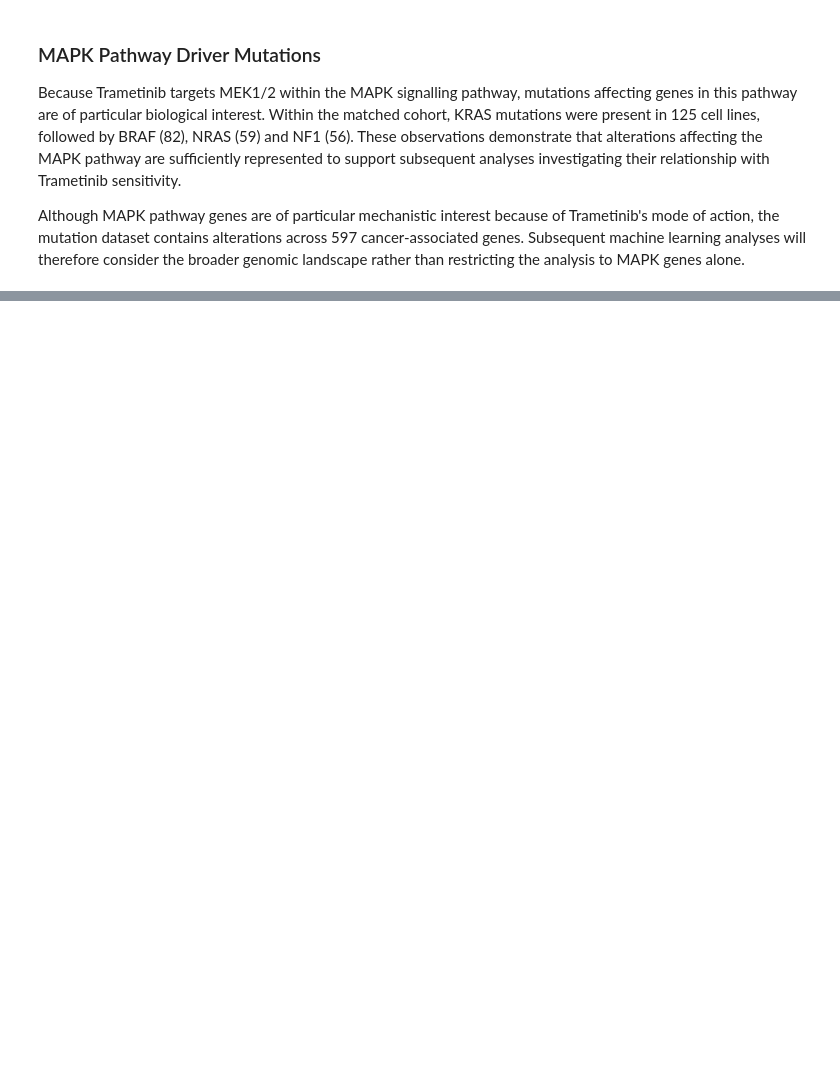
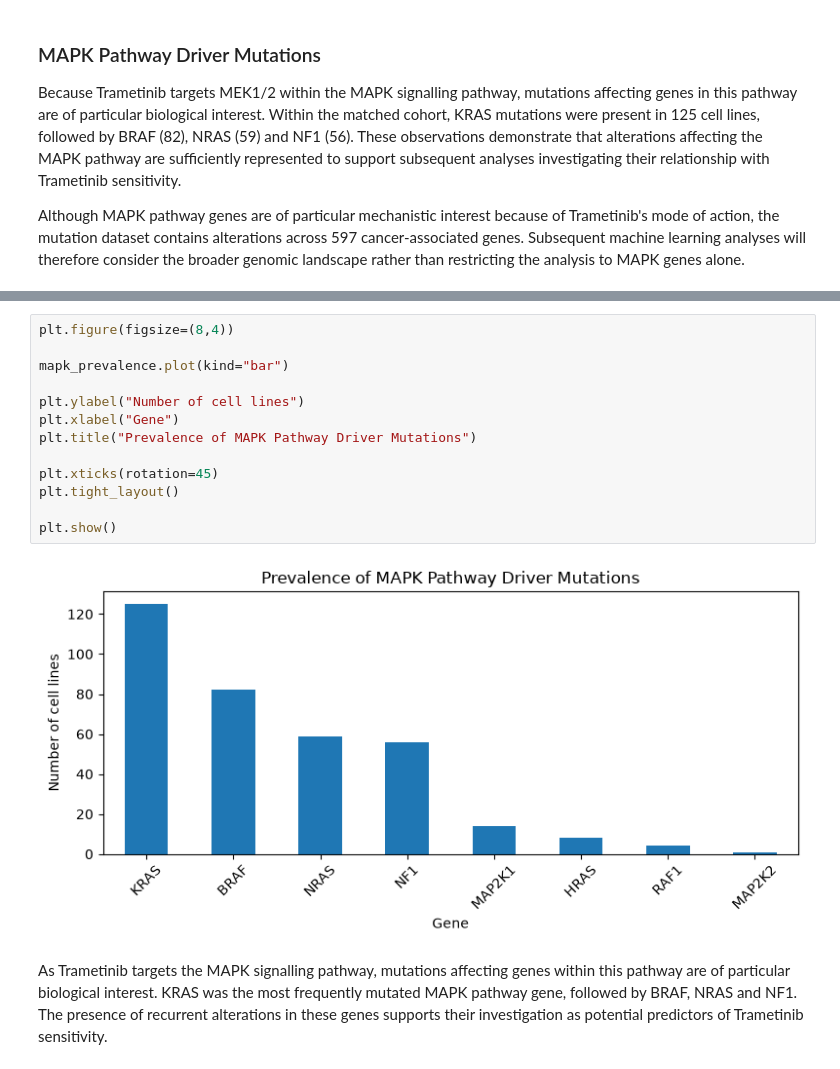
Before and after one commit to carolinemalaihull/trametinib-drug-response-ml, a Jupyter notebook: notebooks/01_data_exploration.ipynb, the cells around one changed output, grey strips where cells are left out. Drawn from its saved outputs; the diff is of its cells as text; blank space fills up the shorter version.

```diff
--- a/notebooks/01_data_exploration.ipynb
+++ b/notebooks/01_data_exploration.ipynb
@@ -588,0 +671,17 @@ mapk_prevalence
+# %%
+plt.figure(figsize=(8,4))
+
+mapk_prevalence.plot(kind="bar")
+
+plt.ylabel("Number of cell lines")
+plt.xlabel("Gene")
+plt.title("Prevalence of MAPK Pathway Driver Mutations")
+
+plt.xticks(rotation=45)
+plt.tight_layout()
+
+plt.show()
+# %% [output]
+[figure, added]
+# %% [markdown]
+As Trametinib targets the MAPK signalling pathway, mutations affecting genes within this pathway are of particular biological interest. KRAS was the most frequently mutated MAPK pathway gene, followed by BRAF, NRAS and NF1. The presence of recurrent alterations in these genes supports their investigation as potential predictors of Trametinib sensitivity.
```
Also changed, not shown: parts of 25 cells of this notebook, 1 other file.
